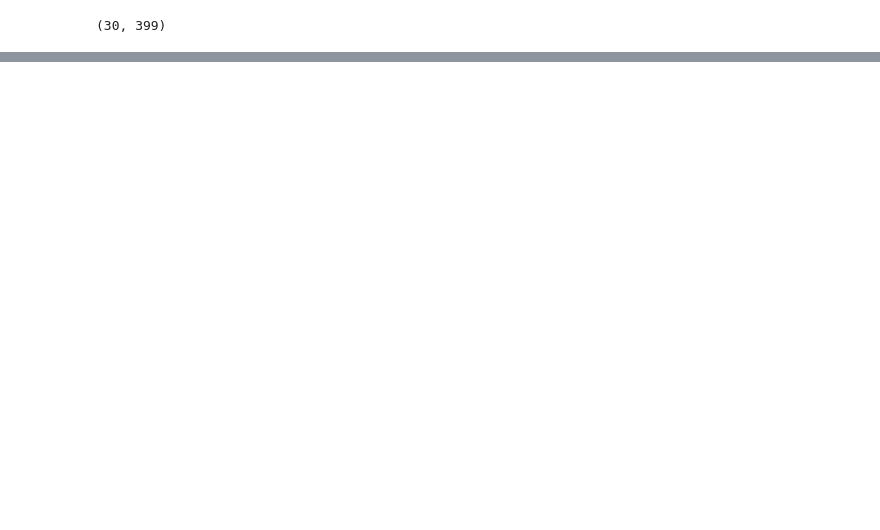
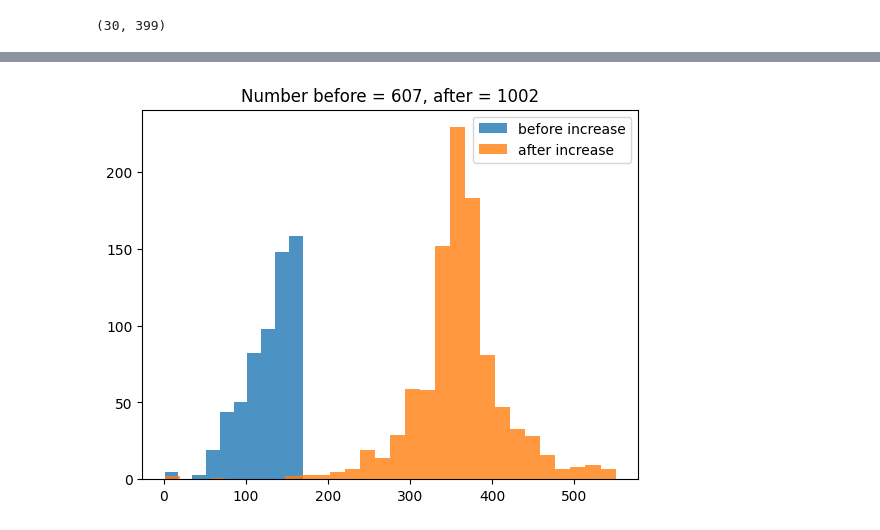
Before and after one commit to Sereshkash/bioinf, a Jupyter notebook: graph.ipynb, the cells around one changed output, grey strips where cells are left out. Cells and saved outputs as stored; diff of their text form; code cells hidden in the pictures; blank space fills up the shorter version.

```diff
--- a/graph.ipynb
+++ b/graph.ipynb
@@ -78,0 +121,19 @@ IndexError: index 20 is out of bounds for axis 0 with size 18
+# %%
+f = open('first_subseq.txt', 'r')
+first_subseq = f.readlines()
+f.close()
+
+f = open('second_subseq.txt', 'r')
+second_subseq = f.readlines()
+f.close()
+# %%
+first_subseq_len = np.array([len(first_subseq[i]) for i in range(1, len(first_subseq), 2)])
+second_subseq_len = np.array([len(second_subseq[i]) for i in range(1, len(second_subseq), 2)])
+# %%
+plt.hist(first_subseq_len, alpha = 0.8, label = 'before increase')
+plt.hist(second_subseq_len, alpha = 0.8, bins = 30, label = 'after increase')
+plt.title('Number before = {}, after = {}'.format(len(first_subseq_len), len(second_subseq_len)))
+plt.legend()
+plt.show()
+# %% [output]
+[figure, added]
```
Also changed, not shown: parts of 9 cells of this notebook, 11 other files.
